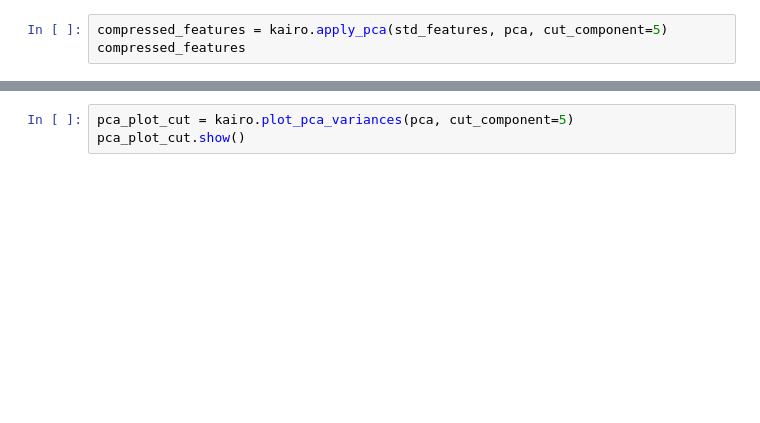
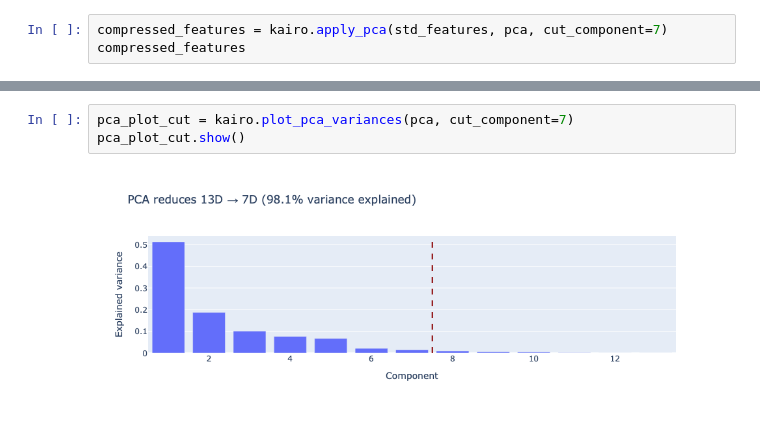
Before and after one commit to boraderen/thesis, a Jupyter notebook: notebooks/inter_som.ipynb, the cells around one changed output, grey strips where cells are left out. Saved outputs shown, nothing was run; the diff lists cells and outputs as text; blank space fills up the shorter version.

```diff
--- a/notebooks/inter_som.ipynb
+++ b/notebooks/inter_som.ipynb
@@ -45,3 +103,3 @@ pca_plot.show()
 # %%
-compressed_features = kairo.apply_pca(std_features, pca, cut_component=5)
+compressed_features = kairo.apply_pca(std_features, pca, cut_component=7)
 compressed_features
@@ -48,4 +120,6 @@ compressed_features
 # %%
-pca_plot_cut = kairo.plot_pca_variances(pca, cut_component=5)
+pca_plot_cut = kairo.plot_pca_variances(pca, cut_component=7)
 pca_plot_cut.show()
+# %% [output]
+[figure, added]
 # %%
```
Also changed, not shown: parts of 36 cells of this notebook, 6 other files.
